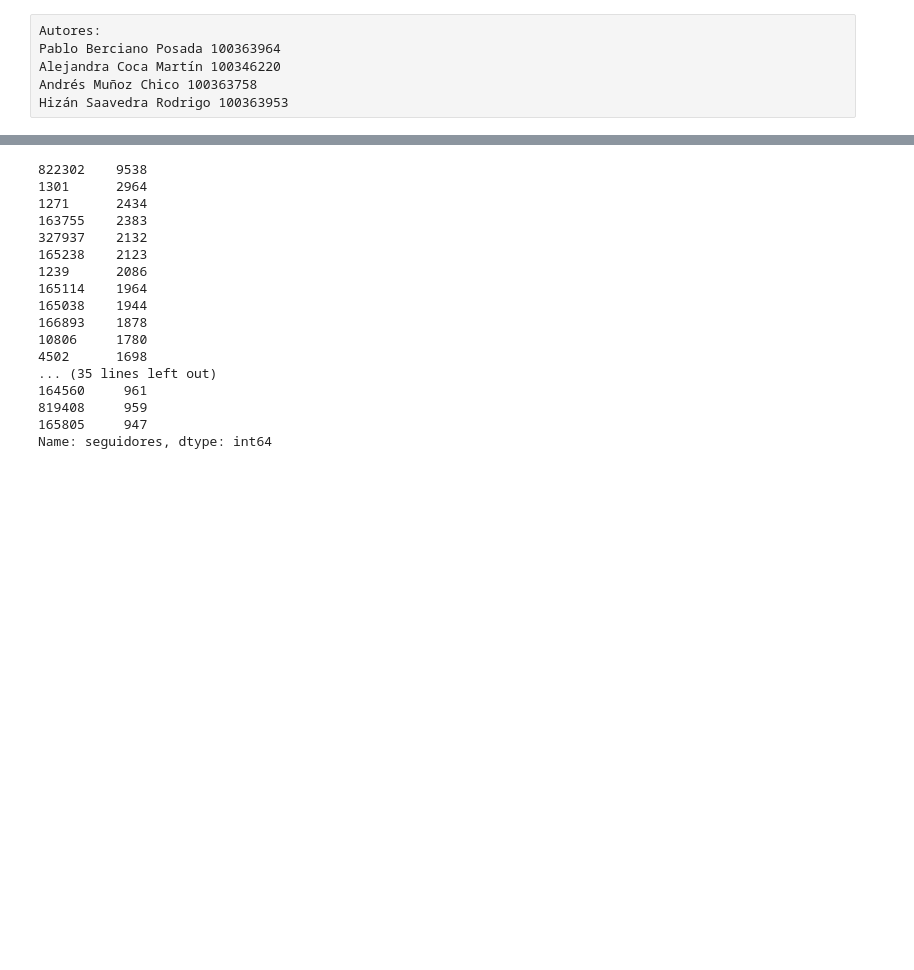
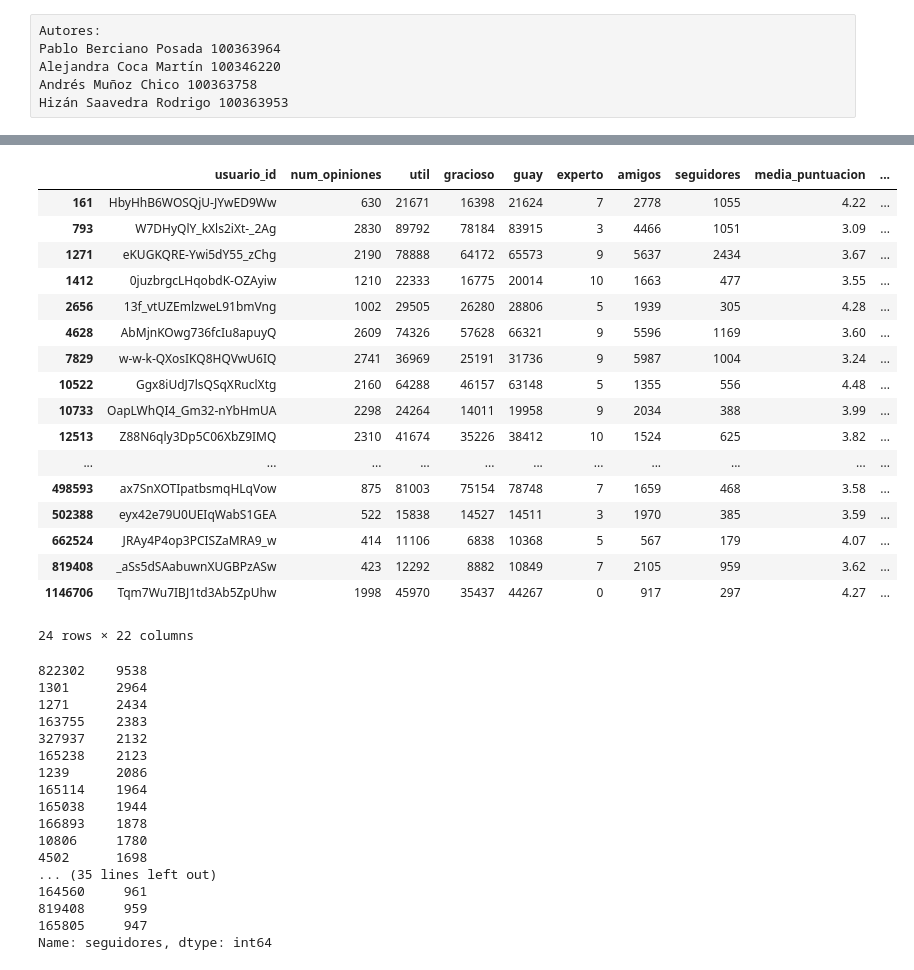
Before and after one commit to pablobp1998/Desafio-Final-AD, a Jupyter notebook: desafio_final_ad.ipynb, the cells around one changed output, grey strips where cells are left out. Cells and saved outputs as stored; diff of their text form; code cells hidden in the pictures; blank space fills up the shorter version.

```diff
--- a/desafio_final_ad.ipynb
+++ b/desafio_final_ad.ipynb
@@ -56,3 +49,25 @@ df.head(20)
+# %%
+dataset_likes = df[ df['like_total'] >= 50000]
+dataset_likes.head(50)
+# %% [output]
+|  | usuario_id | num_opiniones | util | gracioso | guay | experto | amigos | seguidores | media_puntuacion | ... |
+| 161 | HbyHhB6WOSQjU-JYwED9Ww | 630 | 21671 | 16398 | 21624 | 7 | 2778 | 1055 | 4.22 | ... |
+| 793 | W7DHyQlY_kXls2iXt-_2Ag | 2830 | 89792 | 78184 | 83915 | 3 | 4466 | 1051 | 3.09 | ... |
+| 1271 | eKUGKQRE-Ywi5dY55_zChg | 2190 | 78888 | 64172 | 65573 | 9 | 5637 | 2434 | 3.67 | ... |
+| 1412 | 0juzbrgcLHqobdK-OZAyiw | 1210 | 22333 | 16775 | 20014 | 10 | 1663 | 477 | 3.55 | ... |
+| 2656 | 13f_vtUZEmlzweL91bmVng | 1002 | 29505 | 26280 | 28806 | 5 | 1939 | 305 | 4.28 | ... |
+| 4628 | AbMjnKOwg736fcIu8apuyQ | 2609 | 74326 | 57628 | 66321 | 9 | 5596 | 1169 | 3.60 | ... |
+| 7829 | w-w-k-QXosIKQ8HQVwU6IQ | 2741 | 36969 | 25191 | 31736 | 9 | 5987 | 1004 | 3.24 | ... |
+| 10522 | Ggx8iUdJ7lsQSqXRuclXtg | 2160 | 64288 | 46157 | 63148 | 5 | 1355 | 556 | 4.48 | ... |
+| 10733 | OapLWhQI4_Gm32-nYbHmUA | 2298 | 24264 | 14011 | 19958 | 9 | 2034 | 388 | 3.99 | ... |
+| 12513 | Z88N6qly3Dp5C06XbZ9IMQ | 2310 | 41674 | 35226 | 38412 | 10 | 1524 | 625 | 3.82 | ... |
+| ... | ... | ... | ... | ... | ... | ... | ... | ... | ... | ... |
+| 498593 | ax7SnXOTIpatbsmqHLqVow | 875 | 81003 | 75154 | 78748 | 7 | 1659 | 468 | 3.58 | ... |
+| 502388 | eyx42e79U0UEIqWabS1GEA | 522 | 15838 | 14527 | 14511 | 3 | 1970 | 385 | 3.59 | ... |
+| 662524 | JRAy4P4op3PCISZaMRA9_w | 414 | 11106 | 6838 | 10368 | 5 | 567 | 179 | 4.07 | ... |
+| 819408 | _aSs5dSAabuwnXUGBPzASw | 423 | 12292 | 8882 | 10849 | 7 | 2105 | 959 | 3.62 | ... |
+| 1146706 | Tqm7Wu7IBJ1td3Ab5ZpUhw | 1998 | 45970 | 35437 | 44267 | 0 | 917 | 297 | 4.27 | ... |
+24 rows × 22 columns
 # %%
 df['seguidores'].sort_values(ascending = False).head(50)
 # %% [output]
```
Also changed, not shown: parts of 9 cells of this notebook.
